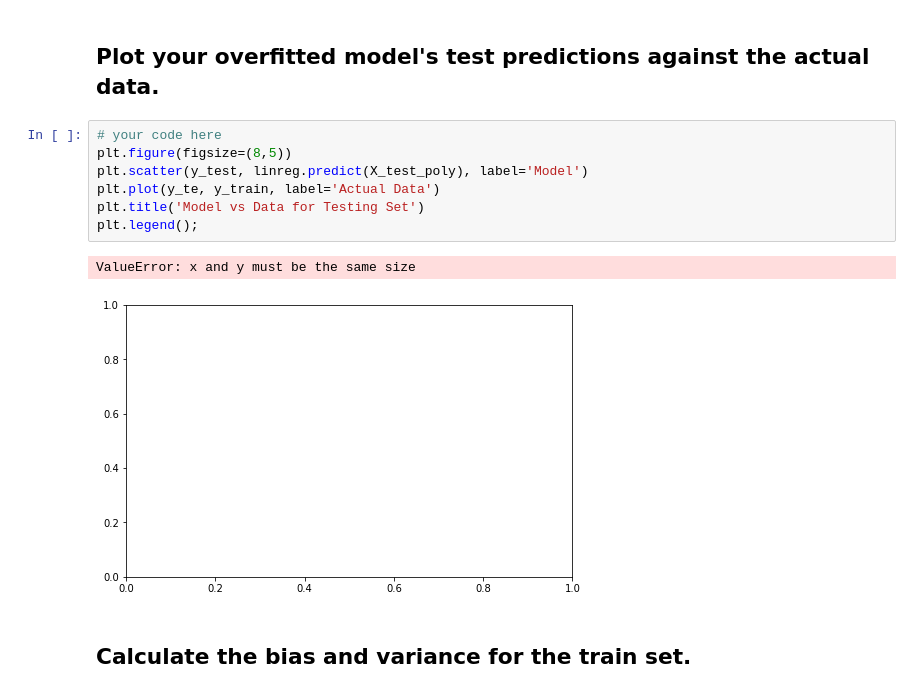
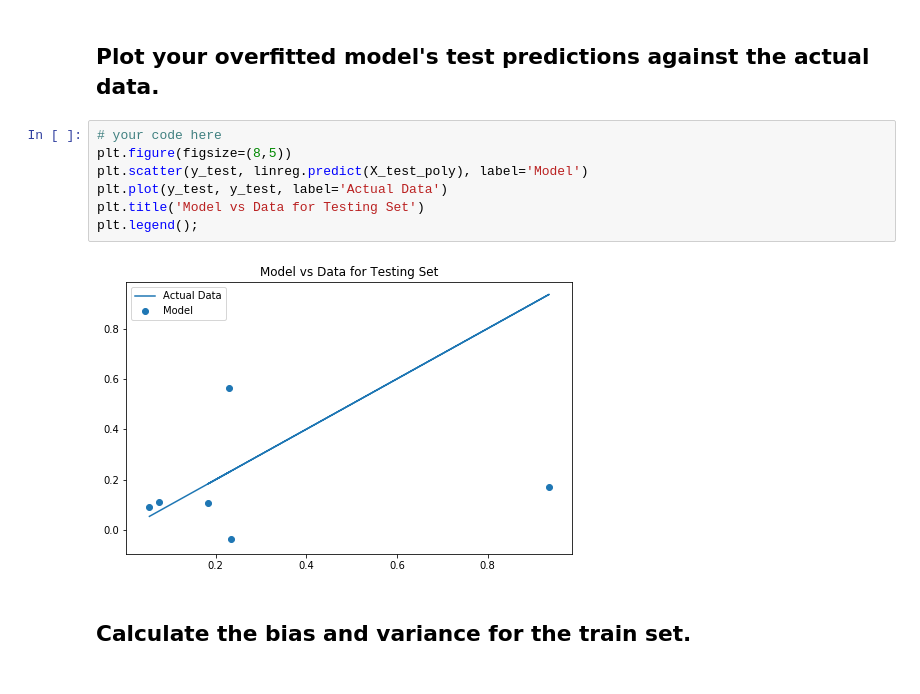
Before and after one commit to lasoya/dsc-2-24-08-bias-variance-trade-off-lab-nyc-ds-career-031119, a Jupyter notebook: index.ipynb, the cells around one changed output. Drawn from its saved outputs; the diff is of its cells as text.

```diff
--- a/index.ipynb
+++ b/index.ipynb
@@ -221,13 +221,12 @@ Train Variance Poly:  0.04684815219825682
 # %%
 # your code here
 plt.figure(figsize=(8,5))
 plt.scatter(y_test, linreg.predict(X_test_poly), label='Model')
-plt.plot(y_te, y_train, label='Actual Data')
+plt.plot(y_test, y_test, label='Actual Data')
 plt.title('Model vs Data for Testing Set')
 plt.legend();
 # %% [output]
-ValueError: x and y must be the same size
-[figure, old version]
+[figure, new version]
 # %% [markdown]
 ##  Calculate the bias and variance for the train set.
 # %%
```
